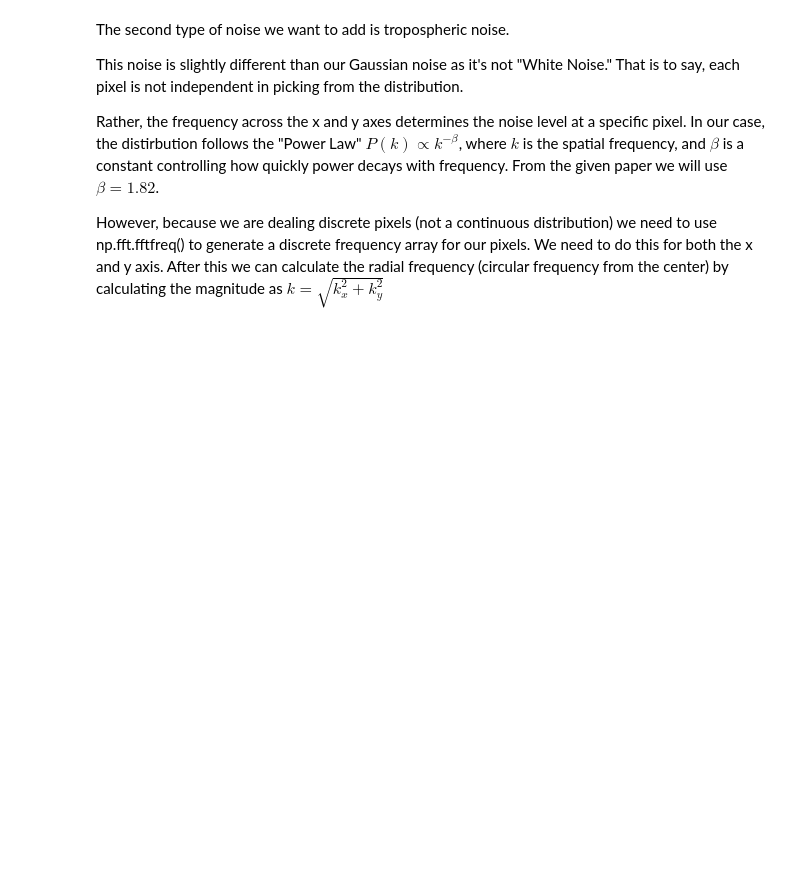
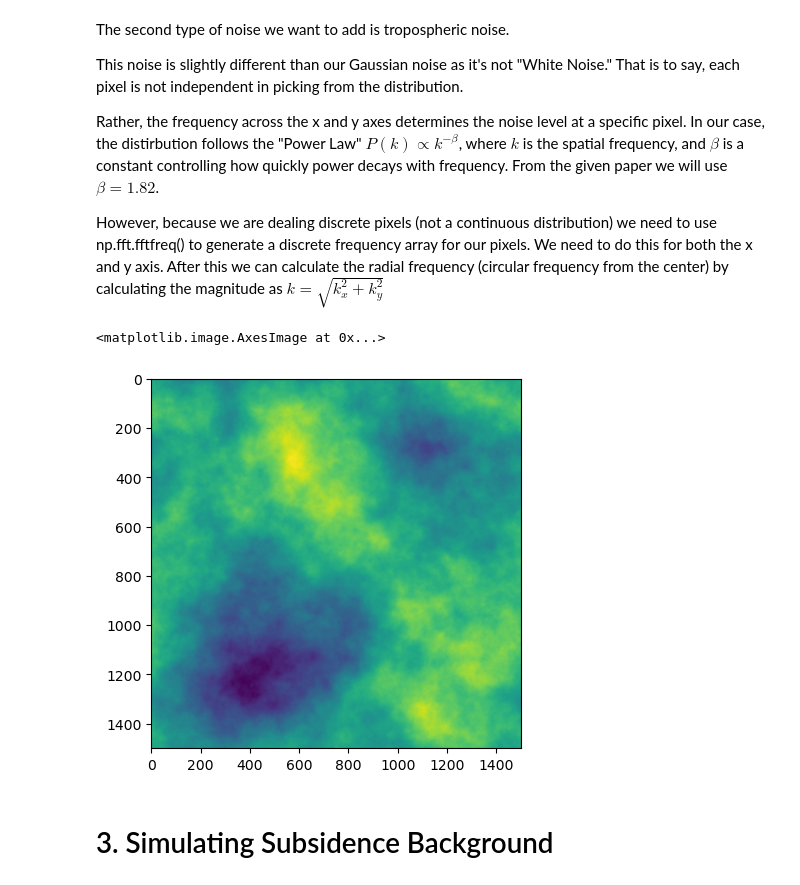
Before and after one commit to Mannvika/KyodaiNaturalResourceLab, a Jupyter notebook: InSARNoise.ipynb, the cells around one changed output. Drawn from its saved outputs; the diff is of its cells as text; code cells hidden in the pictures; blank space fills up the shorter version.

Commit message:
Added description and function for subsidence

```diff
--- a/InSARNoise.ipynb
+++ b/InSARNoise.ipynb
@@ -44,7 +46,7 @@ However, because we are dealing discrete pixels (not a continuous distribution)
 # %%
 def generate_tropospheric_noise(size, beta=1.82, scale=1.0):
     # Create a frequency domain based on a standard normal distribution
-    noise = np.fft.fft2(np.nradon.randn(*size))
+    noise = np.fft.fft2(np.random.randn(*size))
 
     # Create our discrte frequency distributions over x and y axes
     ky = np.fft.fftfreq(size[0])
@@ -60,9 +62,17 @@ def generate_tropospheric_noise(size, beta=1.82, scale=1.0):
     # Calculate the power law
     power = k ** (-beta)
 
-    # Use inverse gourier transform to calculate it back in spatial domain
+    # Use inverse fourier transform to calculate it back in spatial domain
     frac_noise = np.fft.ifft2(noise * power).real
 
     # Normalize it
     frac_noise = (frac_noise - frac_noise.mean()) / frac_noise.std()
-    return frac
+    return frac_noise * scale
+# %%
+test_trop = generate_tropospheric_noise(size)
+plt.imshow(test_trop)
+# %% [output]
+<matplotlib.image.AxesImage at 0x...>
+[figure, added]
+# %% [markdown]
+# 3. Simulating Subsidence Background
```
Also changed, not shown: parts of 3 cells of this notebook.
